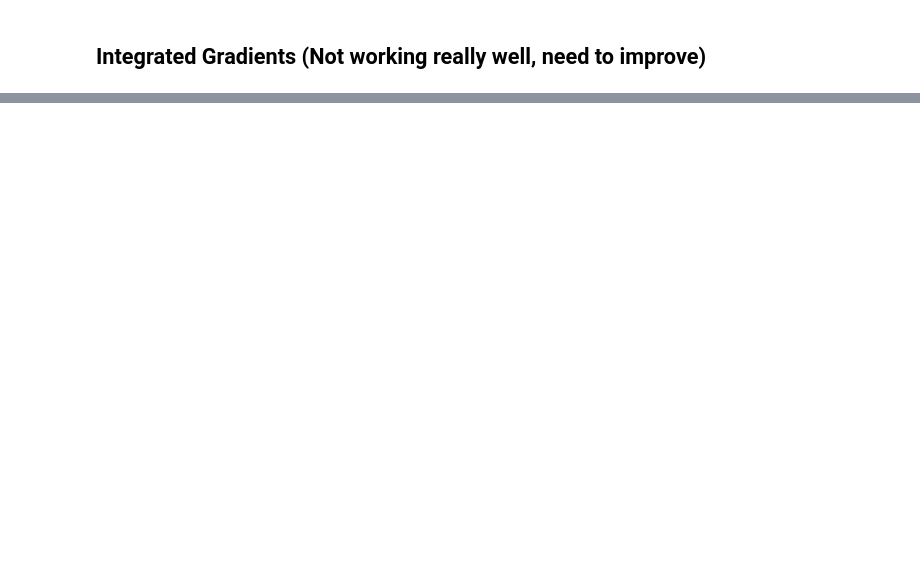
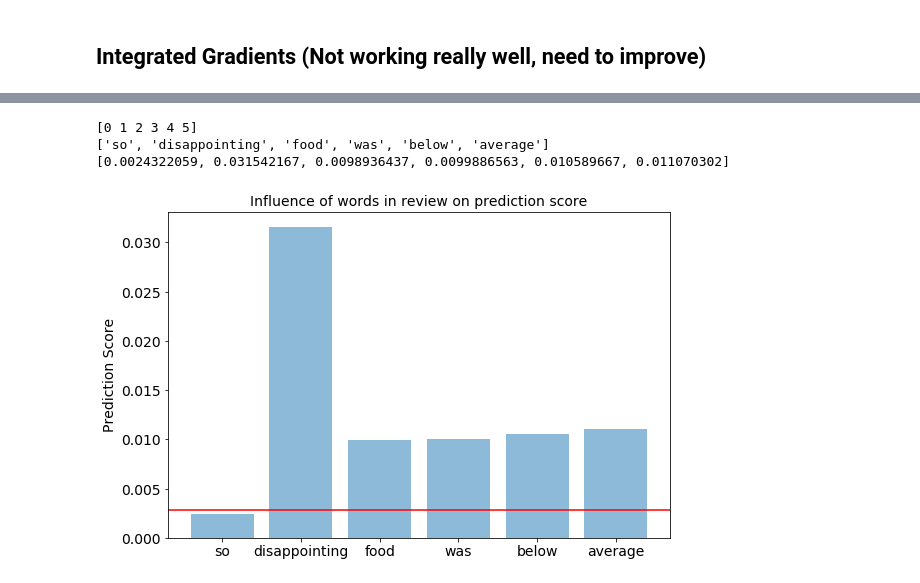
Before and after one commit to selvasamuel/18734-project, a Jupyter notebook: Sentiment_Analysis_for_Yelp_Data_server.ipynb, the cells around one changed output, grey strips where cells are left out. Drawn from its saved outputs; the diff is of its cells as text; code cells hidden in the pictures; blank space fills up the shorter version.

```diff
--- a/Sentiment_Analysis_for_Yelp_Data_server.ipynb
+++ b/Sentiment_Analysis_for_Yelp_Data_server.ipynb
@@ -136,0 +155,33 @@ Haha
+# %%
+#word_set = set(word_sequence)
+word_set = word_sequence
+x = []
+y = []
+for word_to_remove in word_set:
+    new_word_sequence = [word for word in word_sequence if word != word_to_remove]
+    newtext = " ".join(new_word_sequence)
+    sequences = tokenizer.texts_to_sequences([newtext])
+    data = pad_sequences(sequences, maxlen=300)
+    predictions = model.predict(data)
+    x.append(word_to_remove)
+    y.append(predictions[0][0])
+
+x_pos = np.arange(len(x))
+#fontsize=14
+#mpl.rcParams['xtick.labelsize'] = fontsize
+#mpl.rcParams['ytick.labelsize'] = fontsize
+plt.figure(num=1, figsize=(9, 6))
+plt.bar(x_pos, y, align='center', alpha=0.5)
+print(np.arange(len(x)))
+print(x)
+print(y)
+plt.xticks(x_pos, x)
+plt.axhline(y=orig_predictions[0][0], color='r', linestyle='-')
+plt.ylabel('Prediction Score', fontsize=fontsize)
+plt.title('Influence of words in review on prediction score', fontsize=fontsize)
+plt.show()
+# %% [output]
+[0 1 2 3 4 5]
+['so', 'disappointing', 'food', 'was', 'below', 'average']
+[0.0024322059, 0.031542167, 0.0098936437, 0.0099886563, 0.010589667, 0.011070302]
+[figure, added]
```
Also changed, not shown: parts of 6 cells of this notebook, 2 other files.
